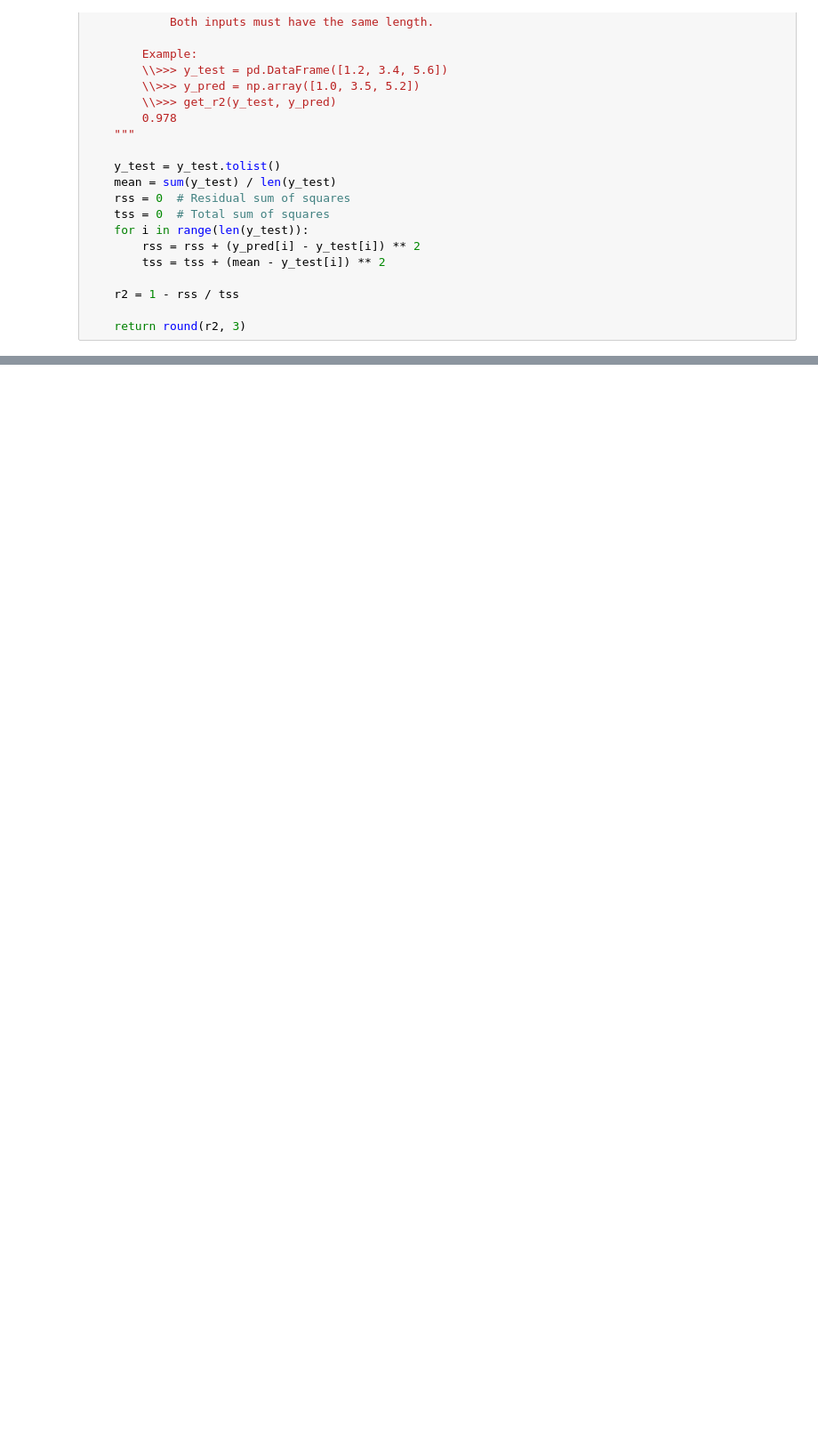
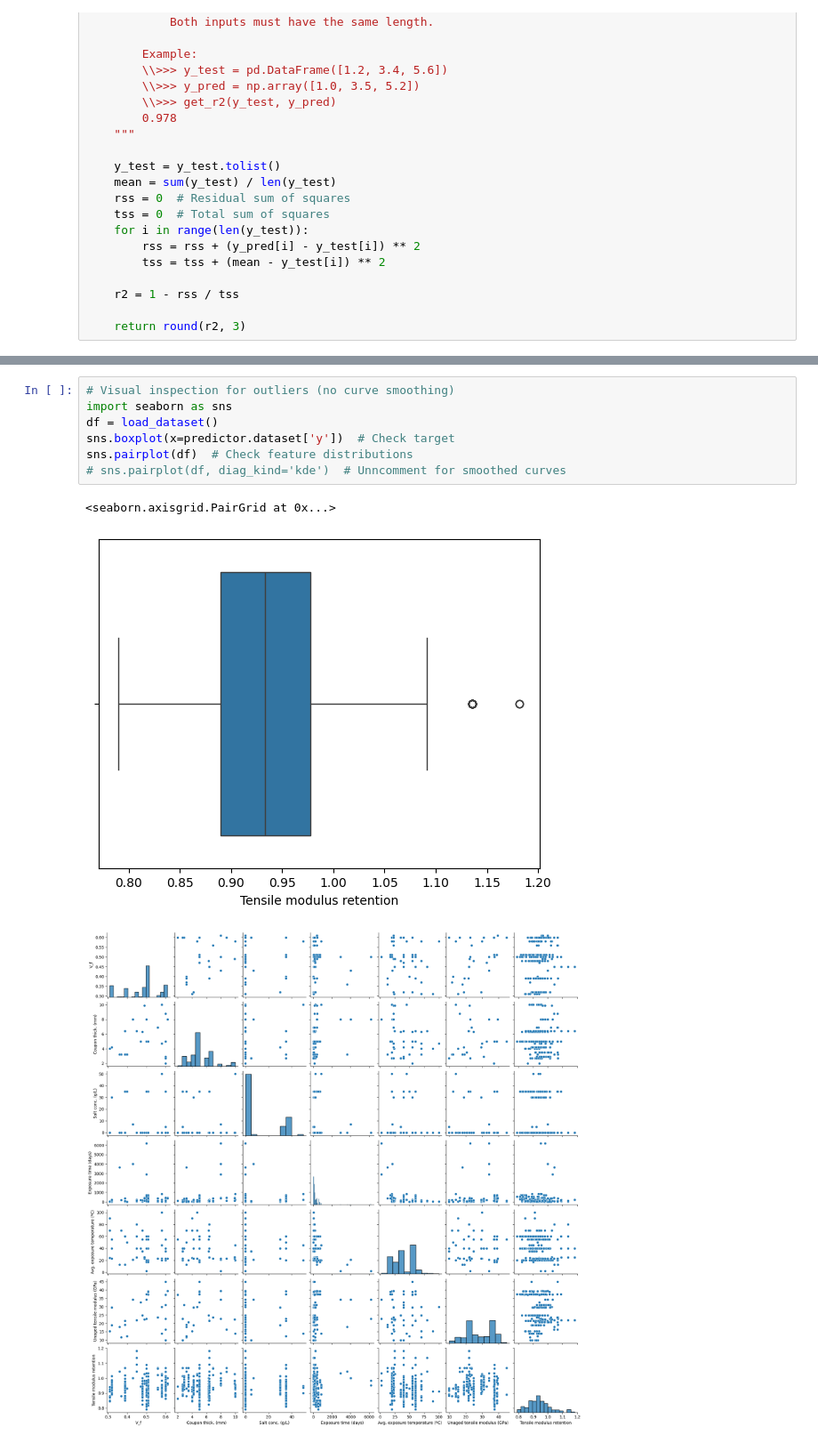
Before and after one commit to jpdspz/frp-aging-xgboost, a Jupyter notebook: frp-aging-xgboost.ipynb, the cells around one changed output, grey strips where cells are left out. Shown at 89% size. Saved outputs shown, nothing was run; the diff lists cells and outputs as text; blank space fills up the shorter version.

```diff
--- a/frp-aging-xgboost.ipynb
+++ b/frp-aging-xgboost.ipynb
@@ -703,0 +682,11 @@ plt.show()
+# %%
+# Visual inspection for outliers (no curve smoothing)
+import seaborn as sns
+df = load_dataset()
+sns.boxplot(x=predictor.dataset['y'])  # Check target
+sns.pairplot(df)  # Check feature distributions
+# sns.pairplot(df, diag_kind='kde')  # Unncomment for smoothed curves
+# %% [output]
+<seaborn.axisgrid.PairGrid at 0x...>
+[figure, added]
+[figure, added]
```
Also changed, not shown: parts of 21 cells of this notebook.
